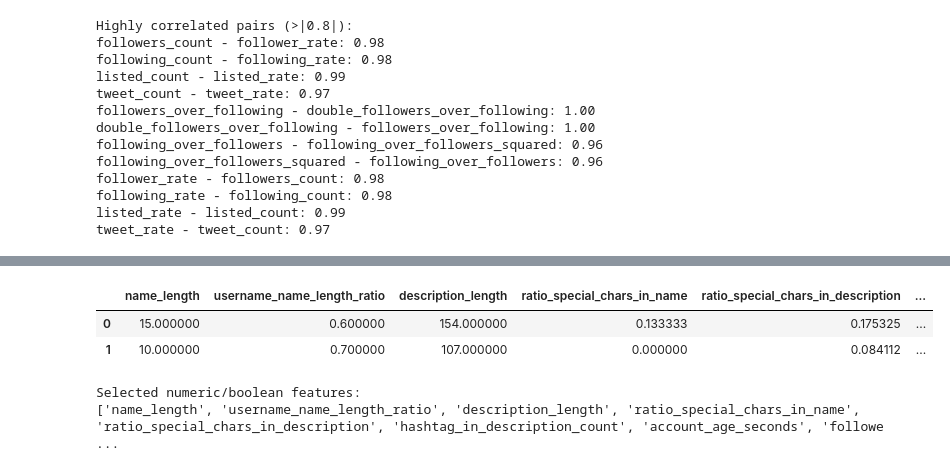
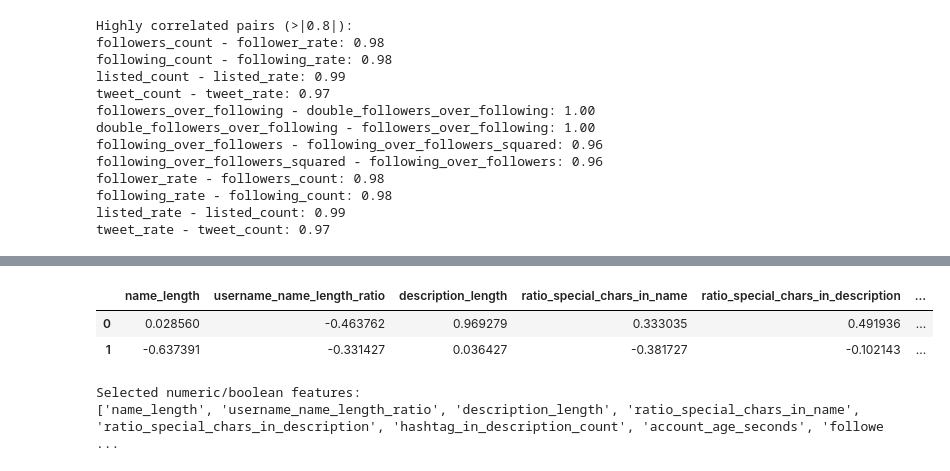
Before and after one commit to julwdo/NLP-project, a Jupyter notebook: NLP_Project_JW_Main.ipynb, the cells around one changed output, grey strips where cells are left out. Cells and saved outputs as stored; diff of their text form; code cells hidden in the pictures.

Commit message:
Tried separate pipelines for num and bool with num being scaled in the end

```diff
--- a/NLP_Project_JW_Main.ipynb
+++ b/NLP_Project_JW_Main.ipynb
@@ -241,20 +247,32 @@ X_test_selected = preprocessor.transform(X_test)
 # %%
-num_bool_pipeline_fitted = preprocessor.named_transformers_['num_bool_pipeline']
+num_pipeline_fitted = preprocessor.named_transformers_['numeric_pipeline']
 
-var_mask = num_bool_pipeline_fitted.named_steps['var_thresh'].get_support()
-cols_after_var = num_bool_cols[var_mask]
+var_mask_num = num_pipeline_fitted.named_steps['selection'].named_steps['var_thresh'].get_support()
+cols_after_var_num = num_cols[var_mask_num]
 
-sfm = num_bool_pipeline_fitted.named_steps['model_sel']
-model_mask = sfm.get_support()
-selected_num_bool_cols = cols_after_var[model_mask]
+sfm_num = num_pipeline_fitted.named_steps['selection'].named_steps['model_sel']
+model_mask_num = sfm_num.get_support()
+selected_num_cols = cols_after_var_num[model_mask_num]
 
-passthrough_cols = [col for col in X_train.columns if col not in num_bool_cols]
+bool_pipeline_fitted = preprocessor.named_transformers_['bool_pipeline']
 
-all_selected_cols = list(selected_num_bool_cols) + passthrough_cols
+var_mask_bool = bool_pipeline_fitted.named_steps['var_thresh'].get_support()
+cols_after_var_bool = bool_cols[var_mask_bool]
 
-X_train_selected_df = pd.DataFrame(X_train_selected, columns=all_selected_cols)
-X_val_selected_df = pd.DataFrame(X_val_selected, columns=all_selected_cols)
-X_test_selected_df = pd.DataFrame(X_test_selected, columns=all_selected_cols)
+sfm_bool = bool_pipeline_fitted.named_steps['model_sel']
+model_mask_bool = sfm_bool.get_support()
+selected_bool_cols = cols_after_var_bool[model_mask_bool]
+
+passthrough_cols = [
+    col for col in X_train.columns
+    if col not in num_cols and col not in bool_cols
+    ]
+
+all_selected_cols = list(selected_num_cols) + list(selected_bool_cols) + passthrough_cols
+
+X_train_preprocessed_df = pd.DataFrame(X_train_preprocessed, columns=all_selected_cols)
+X_val_preprocessed_df = pd.DataFrame(X_val_preprocessed, columns=all_selected_cols)
+X_test_preprocessed_df = pd.DataFrame(X_test_preprocessed, columns=all_selected_cols)
 # %%
 X_train.head(2)
 # %% [output]
@@ -262,10 +280,10 @@ X_train.head(2)
 | 172472 | 15 | 9 | 0.600000 | ❤️ Jesus | Wealth Hacker® | 🇺🇸 #V... | 154 | True | ... |
 | 109997 | 10 | 7 | 0.700000 | Assistant Professor of Political ... | 107 | True | ... |
 # %%
-X_train_selected_df.head(2)
+X_train_preprocessed_df.head(2)
 # %% [output]
 |  | name_length | username_name_length_ratio | description_length | ratio_special_chars_in_name | ratio_special_chars_in_description | ... |
-| 0 | 15.000000 | 0.600000 | 154.000000 | 0.133333 | 0.175325 | ... |
-| 1 | 10.000000 | 0.700000 | 107.000000 | 0.000000 | 0.084112 | ... |
+| 0 | 0.028560 | -0.463762 | 0.969279 | 0.333035 | 0.491936 | ... |
+| 1 | -0.637391 | -0.331427 | 0.036427 | -0.381727 | -0.102143 | ... |
 # %%
 print("Selected numeric/boolean features:")
```
Also changed, not shown: parts of 5 cells of this notebook.
